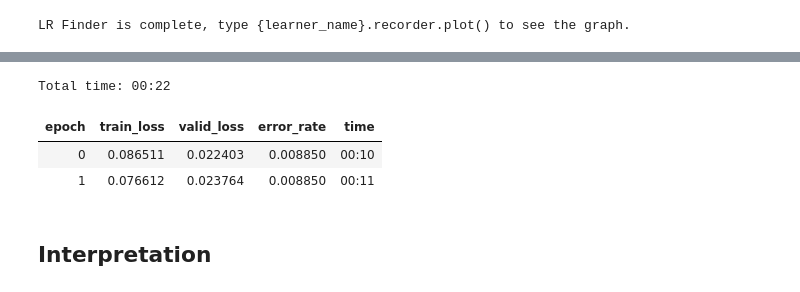
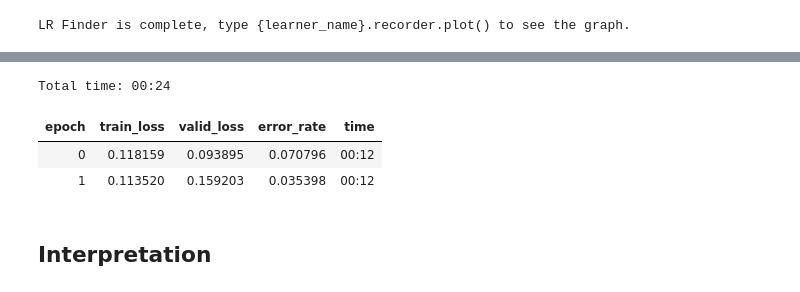
Before and after one commit to computableai/fastai-workshop, a Jupyter notebook: workshop.ipynb, the cells around one changed output, grey strips where cells are left out. Cells and saved outputs as stored; diff of their text form; code cells hidden in the pictures.

```diff
--- a/workshop.ipynb
+++ b/workshop.ipynb
@@ -226,10 +230,10 @@ learn.recorder.plot()
 # %%
-learn.fit_one_cycle(2, max_lr=slice(3e-7,3e-6))
+learn.fit_one_cycle(2, max_lr=slice(1e-4,1e-3))
 # %% [output]
-Total time: 00:22
+Total time: 00:24
 | epoch | train_loss | valid_loss | error_rate | time |
-| 0 | 0.086511 | 0.022403 | 0.008850 | 00:10 |
-| 1 | 0.076612 | 0.023764 | 0.008850 | 00:11 |
+| 0 | 0.118159 | 0.093895 | 0.070796 | 00:12 |
+| 1 | 0.113520 | 0.159203 | 0.035398 | 00:12 |
 # %%
 learn.save('stage-2')
 # %% [markdown]
```
Also changed, not shown: parts of 12 cells of this notebook.
